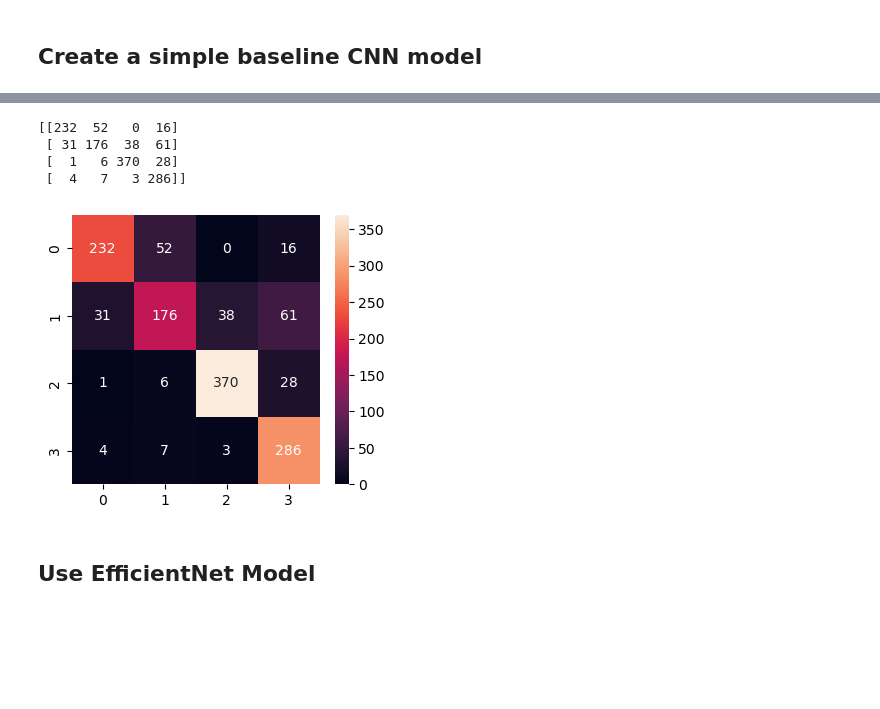
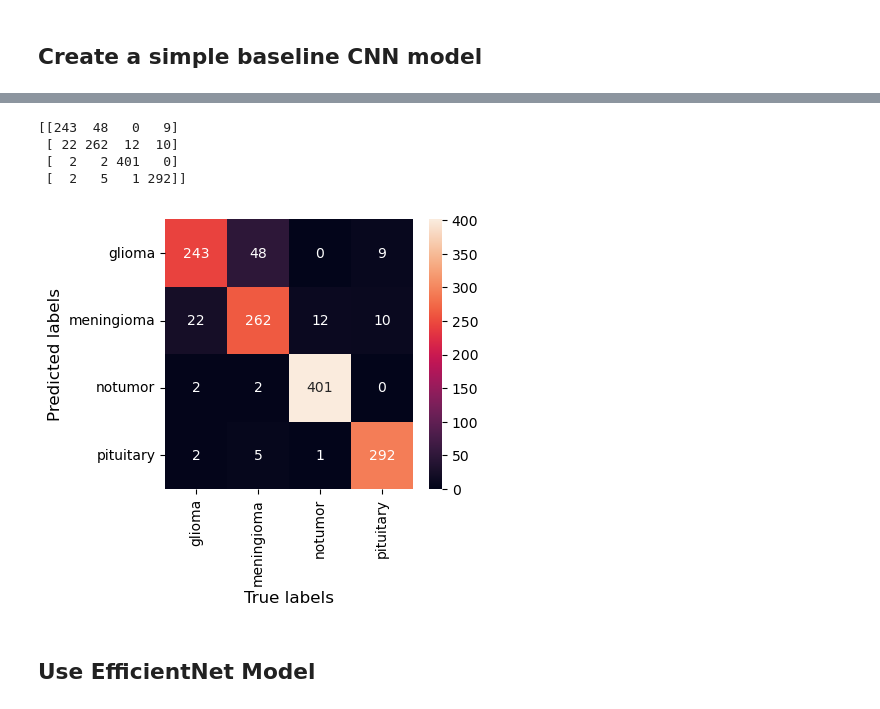
Before and after one commit to Kuroneko369/Brain-Tumor-Detector, a Jupyter notebook: Brain_Tumor_Detector_gammer.ipynb, the cells around one changed output, grey strips where cells are left out. Cells and saved outputs as stored; diff of their text form; code cells hidden in the pictures; blank space fills up the shorter version.

```diff
--- a/Brain_Tumor_Detector_gammer.ipynb
+++ b/Brain_Tumor_Detector_gammer.ipynb
@@ -176,14 +197,14 @@ from tensorflow import keras
 # %%
 model = models.Sequential()
 
-model.add(layers.Conv2D(16, (8, 8), activation='relu', input_shape=(128, 128, 3)))
+model.add(layers.Conv2D(16, (4, 4), activation='relu', input_shape=(128, 128, 3)))
 model.add(layers.MaxPooling2D((2, 2)))
-model.add(layers.Conv2D(32, (16, 16), activation='relu'))
+model.add(layers.Conv2D(32, (8, 8), activation='relu'))
 model.add(layers.MaxPooling2D((2, 2)))
 model.add(layers.Conv2D(64, (16, 16), activation='relu'))
 model.add(layers.Flatten())
-model.add(layers.Dense(64, activation='relu'))
 model.add(layers.Dense(32, activation='relu'))
+model.add(layers.Dense(16, activation='relu'))
 model.add(layers.Dropout(0.2))
 model.add(layers.Dense(4, activation='softmax'))
 # %%
@@ -298,15 +336,24 @@ weighted avg       0.81      0.81      0.81      1311
 # %%
 print(confusion_matrix(y_true, y_pred_class))
 # %% [output]
-[[232  52   0  16]
- [ 31 176  38  61]
- [  1   6 370  28]
- [  4   7   3 286]]
+[[243  48   0   9]
+ [ 22 262  12  10]
+ [  2   2 401   0]
+ [  2   5   1 292]]
 # %%
 plt.subplots(figsize=(4,3.5))
-sns.heatmap(confusion_matrix(y_true, y_pred_class), annot=True, fmt=".0f");
+ax = sns.heatmap(confusion_matrix(y_true, y_pred_class),
+            annot=True,
+            fmt=".0f",
+            xticklabels=classes,
+            yticklabels=classes
+            );
+#ax.set_xticklabels(class_names, rotation=90, size="10")
+ax.set_xlabel('True labels', size='12')
+ax.set_ylabel('Predicted labels', size='12')
+plt.savefig("./plots/basic_CNN_CM.png", dpi=300, format='png')
 plt.show()
 # %% [output]
-[figure, old version]
+[figure, new version]
 # %% [markdown]
 ## Use EfficientNet Model
```
Also changed, not shown: parts of 47 cells of this notebook.
